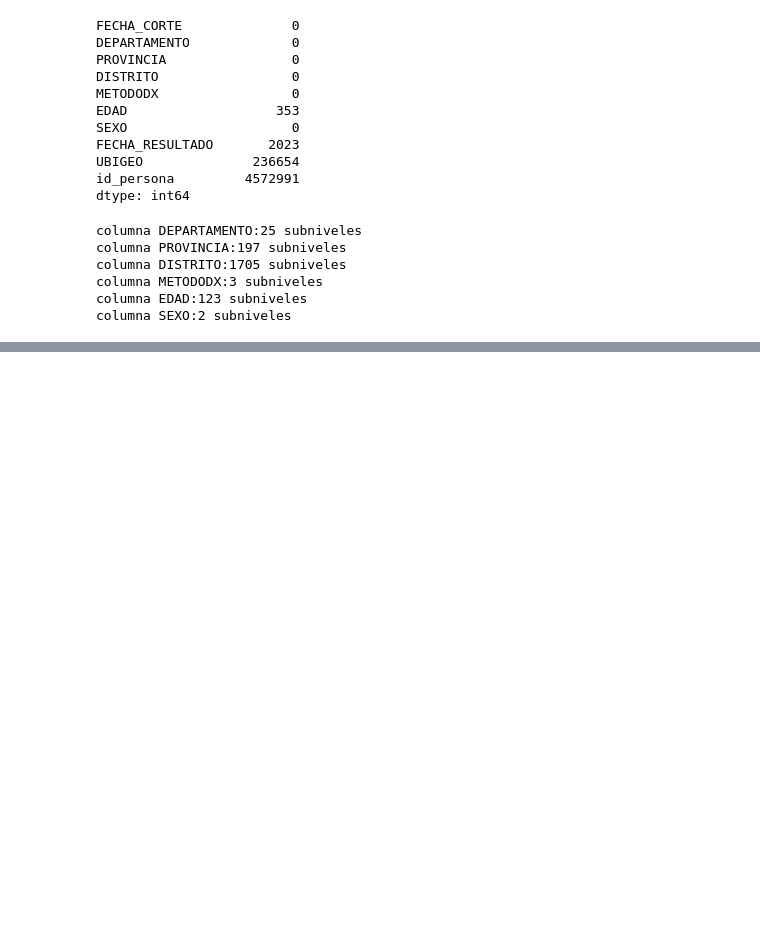
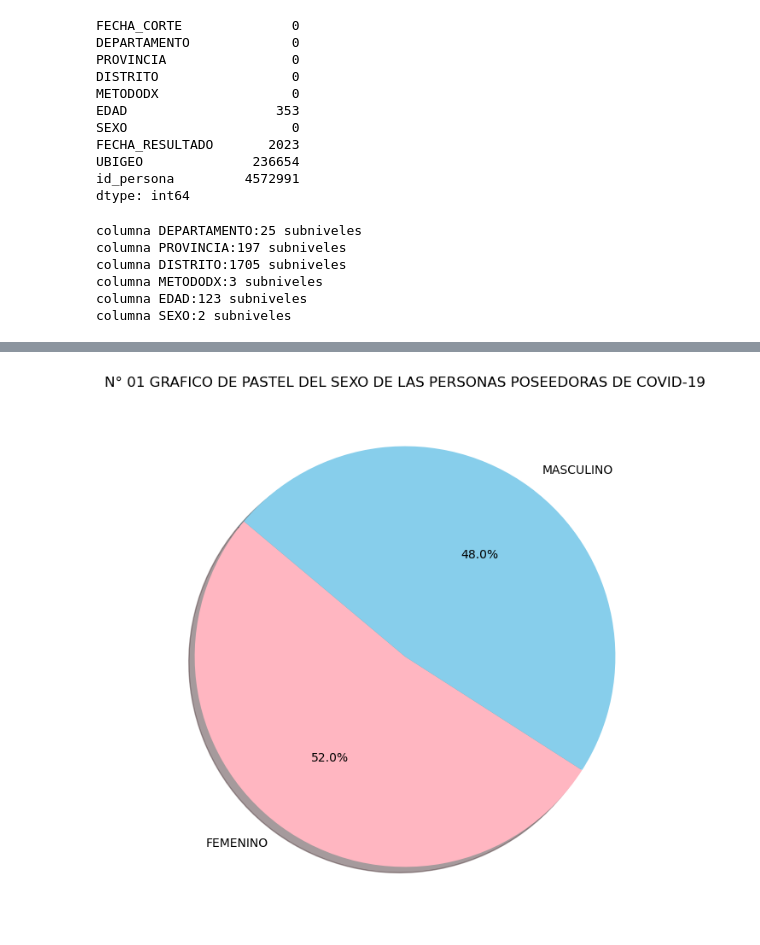
Before and after one commit to alexd7537/proyecto-de-Alex, a Jupyter notebook: limpieza y analisis de datos.ipynb, the cells around one changed output, grey strips where cells are left out. Drawn from its saved outputs; the diff is of its cells as text; code cells hidden in the pictures; blank space fills up the shorter version.

```diff
--- a/limpieza y analisis de datos.ipynb
+++ b/limpieza y analisis de datos.ipynb
@@ -134,0 +144,13 @@ basedat
+# %%
+distribucion_sexo = basedat['SEXO'].value_counts()
+plt.figure(figsize=(8, 8))
+plt.pie(distribucion_sexo,
+        labels=distribucion_sexo.index,
+        autopct='%1.1f%%',
+        colors=['lightpink','skyblue'],
+        startangle=140,
+        shadow=True)
+plt.title('N° 01 GRAFICO DE PASTEL DEL SEXO DE LAS PERSONAS POSEEDORAS DE COVID-19')
+plt.show()
+# %% [output]
+[figure, added]
```
Also changed, not shown: parts of 31 cells of this notebook.
